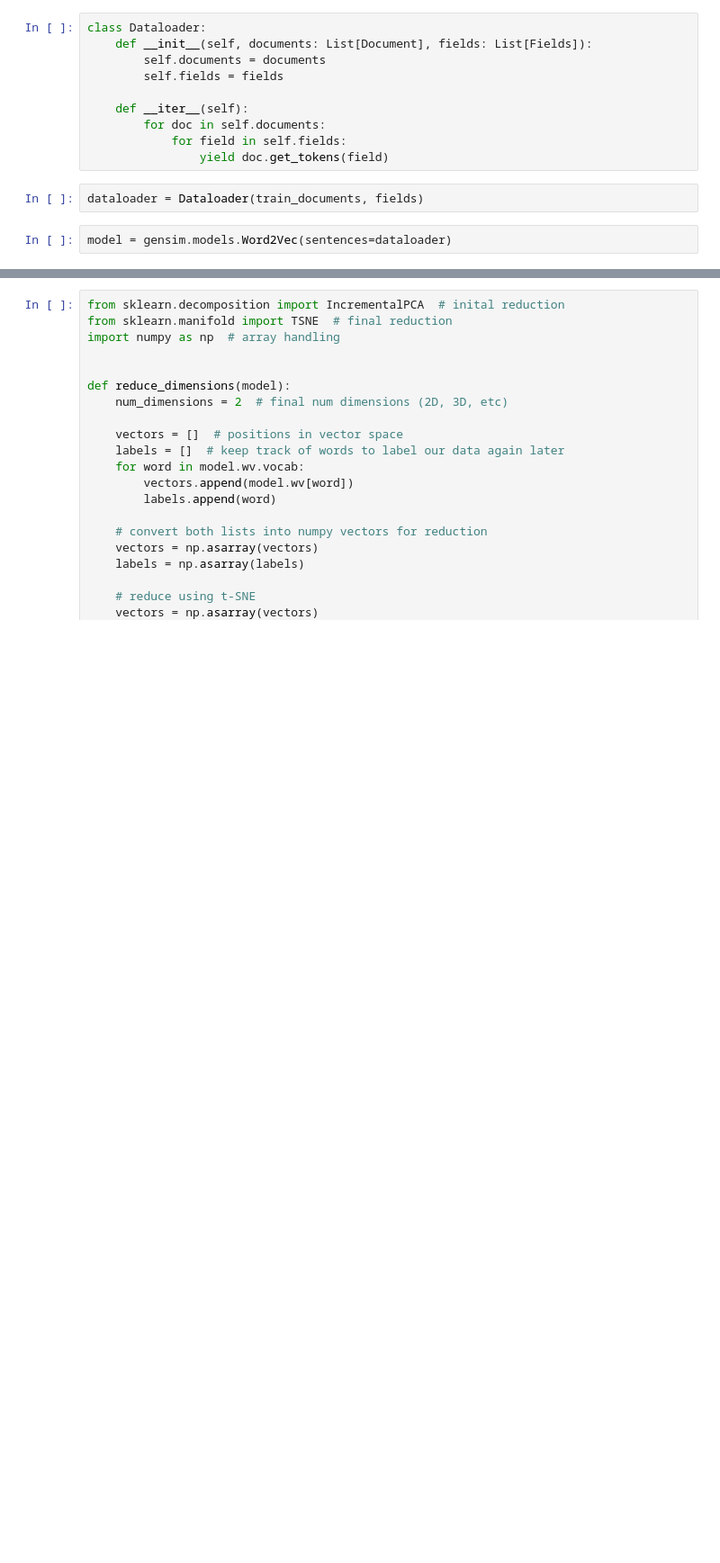
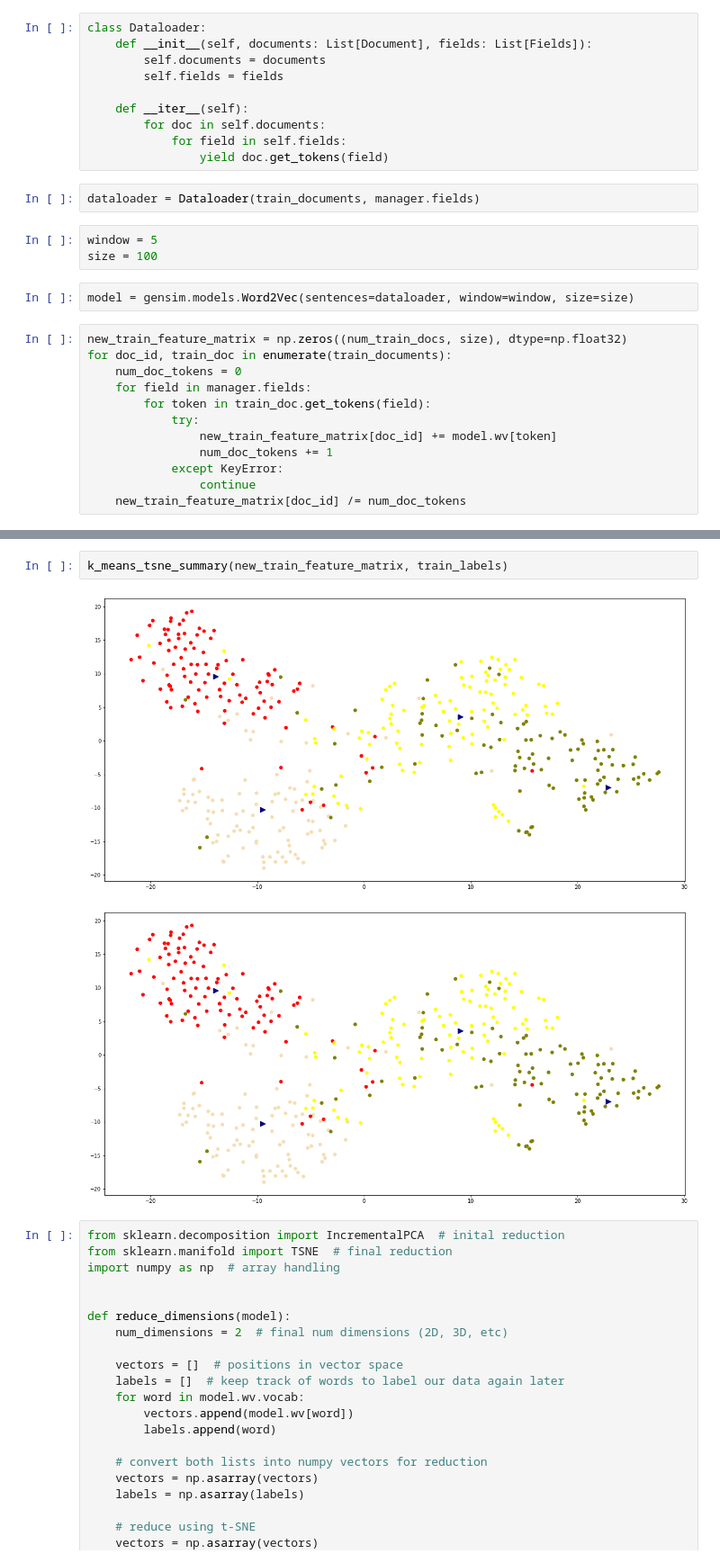
Before and after one commit to SeyedAlirezaFatemi/modern-information-retrieval, a Jupyter notebook: MIR-Project.ipynb, the cells around one changed output, grey strips where cells are left out. Shown at 90% size. Saved outputs shown, nothing was run; the diff lists cells and outputs as text; blank space fills up the shorter version.

Commit message:
:sparkles: Experimenting word2wec.

```diff
--- a/MIR-Project.ipynb
+++ b/MIR-Project.ipynb
@@ -767,6 +771,21 @@ class Dataloader:
             for field in self.fields:
                 yield doc.get_tokens(field)
 # %%
-dataloader = Dataloader(train_documents, fields)
+dataloader = Dataloader(train_documents, manager.fields)
+# %%
+window = 5
+size = 100
 # %%
-model = gensim.models.Word2Vec(sentences=dataloader)
+model = gensim.models.Word2Vec(sentences=dataloader, window=window, size=size)
+# %%
+new_train_feature_matrix = np.zeros((num_train_docs, size), dtype=np.float32)
+for doc_id, train_doc in enumerate(train_documents):
+    num_doc_tokens = 0
+    for field in manager.fields:
+        for token in train_doc.get_tokens(field):
+            try:
+                new_train_feature_matrix[doc_id] += model.wv[token]
+                num_doc_tokens += 1
+            except KeyError:
+                continue
+    new_train_feature_matrix[doc_id] /= num_doc_tokens
@@ -773,3 +871,8 @@ model = gensim.models.Word2Vec(sentences=dataloader)
+# %%
+k_means_tsne_summary(new_train_feature_matrix, train_labels)
+# %% [output]
+[figure, added]
+[figure, added]
 # %%
 from sklearn.decomposition import IncrementalPCA  # inital reduction
 from sklearn.manifold import TSNE  # final reduction
```
Also changed, not shown: parts of 9 cells of this notebook.
